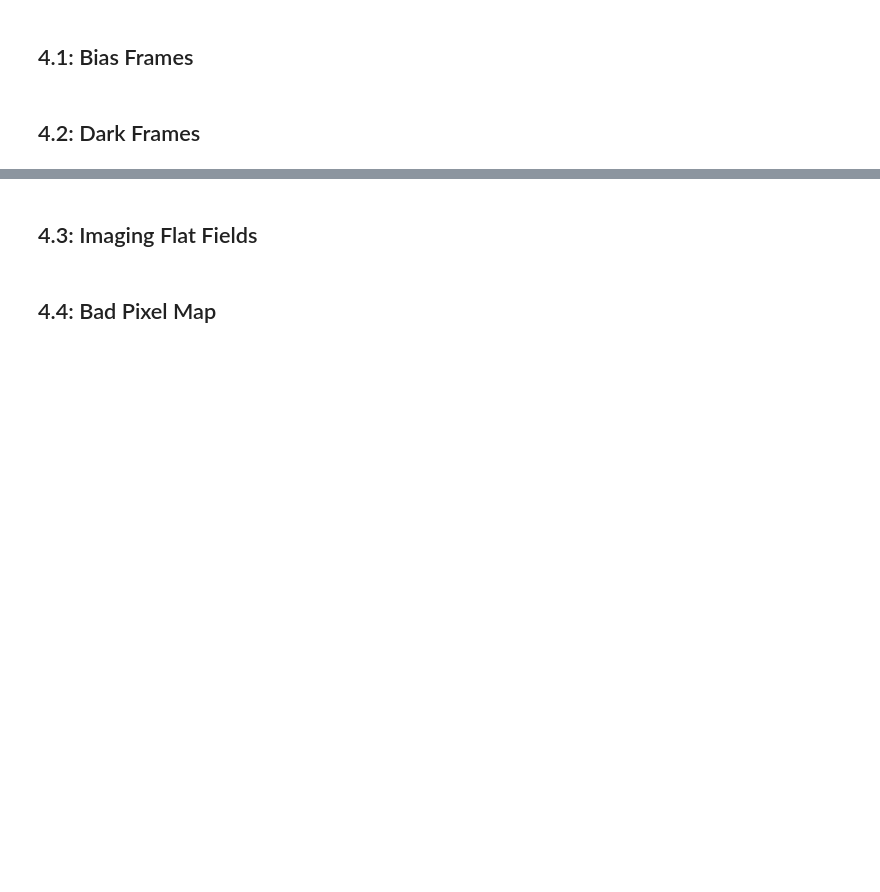
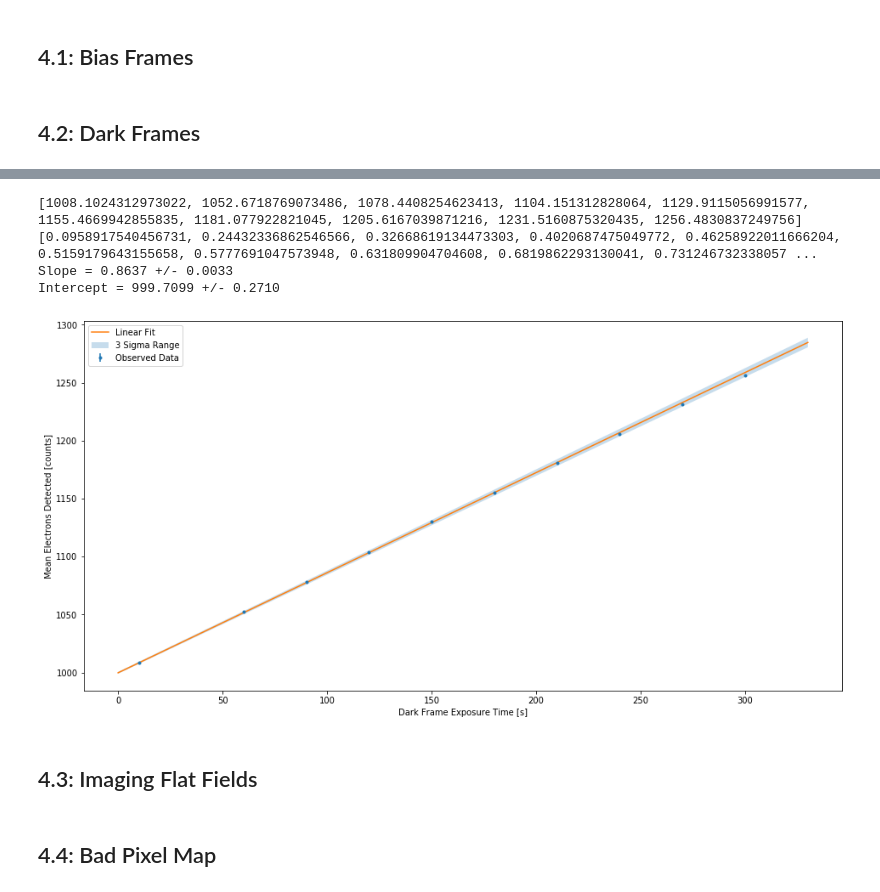
Before and after one commit to berylcczhang/ast443-nyc, a Jupyter notebook: lab0/jupyter/lab0_analysis.ipynb, the cells around one changed output, grey strips where cells are left out. Drawn from its saved outputs; the diff is of its cells as text; code cells hidden in the pictures; blank space fills up the shorter version.

```diff
--- a/lab0/jupyter/lab0_analysis.ipynb
+++ b/lab0/jupyter/lab0_analysis.ipynb
@@ -137,3 +195,76 @@ Standard Deviation: 20.290142657098027
+# %%
+# Open all the files
+dark0m10s = fits.open('../data/dark_series_0c_10s.00000001.DARK.FIT')
+dark1m00s = fits.open('../data/dark_series_0c_1m.00000001.DARK.FIT')
+dark1m30s = fits.open('../data/dark_series_0c_1m30s.00000001.DARK.FIT')
+dark2m00s = fits.open('../data/dark_series_0c_2m.00000001.DARK.FIT')
+dark2m30s = fits.open('../data/dark_series_0c_2m30s.00000001.DARK.FIT')
+dark3m00s = fits.open('../data/dark_series_0c_3m.00000001.DARK.FIT')
+dark3m30s = fits.open('../data/dark_series_0c_3m30s.00000001.DARK.FIT')
+dark4m00s = fits.open('../data/dark_series_0c_4m.00000001.DARK.FIT')
+dark4m30s = fits.open('../data/dark_series_0c_4m30s.00000001.DARK.FIT')
+dark5m00s = fits.open('../data/dark_series_0c_5m.00000001.DARK.FIT')
+dark_series = [dark0m10s, dark1m00s, dark1m30s, dark2m00s, dark2m30s,
+               dark3m00s, dark3m30s, dark4m00s, dark4m30s, dark5m00s]
+
+# Get list of mean counts and exposure times
+means = []
+exp_times = []
+sig_on_mean = []
+for file in dark_series:
+    means.append(np.mean(file[0].data))
+    sig_on_mean.append(np.std(file[0].data)/                  # Calculated with sig_xbar = sigma / sqrt(N)
+                       np.sqrt(len(file[0].data.flatten())))
+    exp_times.append(file[0].header['EXPTIME'])
+print(means)
+print(sig_on_mean)
+
+# Close all the files
+dark0m10s.close()
+dark1m00s.close()
+dark1m30s.close()
+dark2m00s.close()
+dark2m30s.close()
+dark3m00s.close()
+dark3m30s.close()
+dark4m00s.close()
+dark4m30s.close()
+dark5m00s.close()
+
+# Linear regression with y-axis errors
+def line(x, a, b):
+    return a*x+b
+
+# Get optimal ab params and covar matrix, make it a function
+popt, pcov = curve_fit(line, exp_times, means, sigma=sig_on_mean)
+fit_err = np.sqrt(np.diag(pcov))
+dark_current_function = np.poly1d(popt)
+dark_current_lo = np.poly1d(popt - 3*fit_err)
+dark_current_hi = np.poly1d(popt + 3*fit_err)
+
+# Make the scatter plot with error bars
+time = np.linspace(0, 330, 330)
+
+fig = plt.figure(figsize=(16, 8))
+ax1 = fig.add_subplot(111)
+ax1.errorbar(exp_times, means, yerr=sig_on_mean, linestyle='none', marker='.', label='Observed Data')
+ax1.set_xlabel('Dark Frame Exposure Time [s]')
+ax1.set_ylabel('Mean Electrons Detected [counts]')
+ax1.plot(time, dark_current_function(time), label='Linear Fit')
+ax1.fill_between(time, dark_current_lo(time), dark_current_hi(time), alpha=0.25, label='3 Sigma Range')
+
+print('Slope = {0:4.4f} +/- {1:4.4f}'.format(popt[0], fit_err[0]))
+print('Intercept = {0:4.4f} +/- {1:4.4f}'.format(popt[1], fit_err[1]))
+
+
+ax1.legend()
+plt.show()
+# %% [output]
+[1008.1024312973022, 1052.6718769073486, 1078.4408254623413, 1104.151312828064, 1129.9115056991577, 1155.4669942855835, 1181.077922821045, 1205.6167039871216, 1231.5160875320435, 1256.4830837249756]
+[0.0958917540456731, 0.24432336862546566, 0.32668619134473303, 0.4020687475049772, 0.46258922011666204, 0.5159179643155658, 0.5777691047573948, 0.631809904704608, 0.6819862293130041, 0.731246732338057 ...
+Slope = 0.8637 +/- 0.0033
+Intercept = 999.7099 +/- 0.2710
+[figure, added]
 # %% [markdown]
 ## 4.3: Imaging Flat Fields
 # %% [markdown]
```
Also changed, not shown: parts of 9 cells of this notebook.
